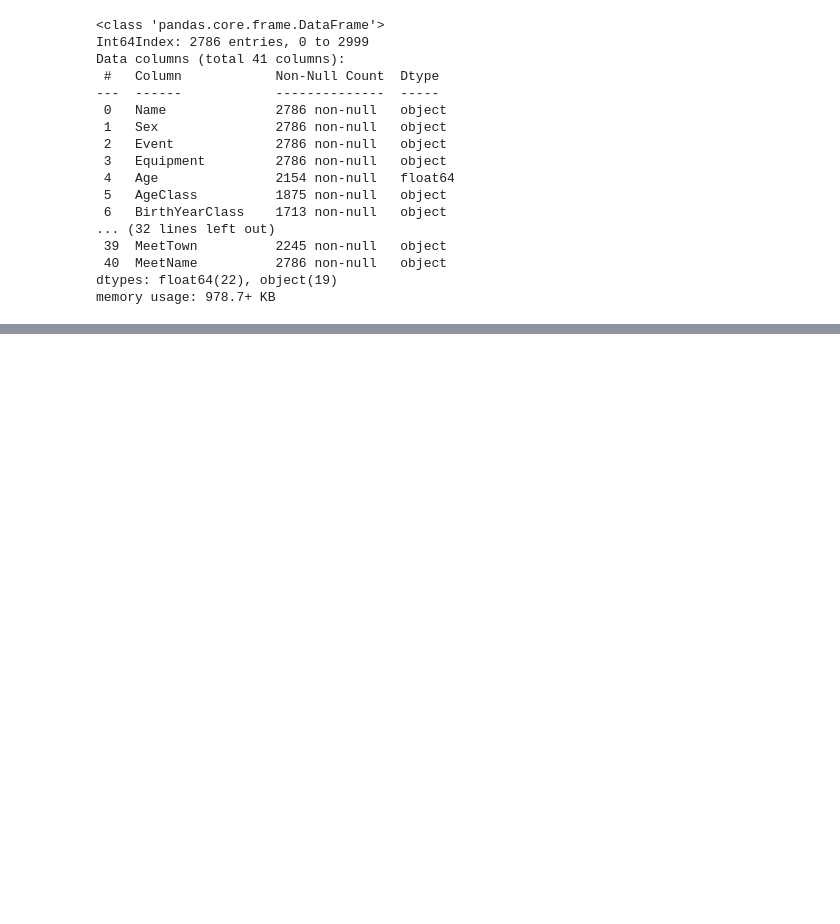
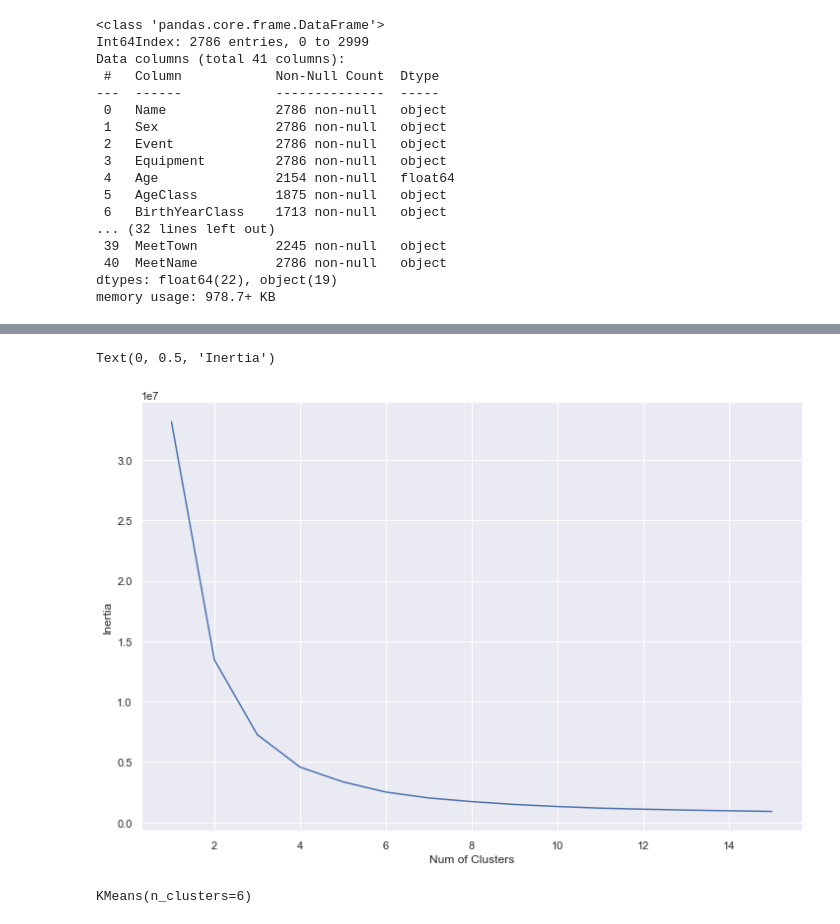
Before and after one commit to jinyangp/SC1015_MiniProject, a Jupyter notebook: JupyterNotebooks/mergedEDA_Preprocessing.ipynb, the cells around one changed output, grey strips where cells are left out. Saved outputs shown, nothing was run; the diff lists cells and outputs as text; code cells hidden in the pictures; blank space fills up the shorter version.

Commit message:
Implemented a K-means Clustering model

```diff
--- a/JupyterNotebooks/mergedEDA_Preprocessing.ipynb
+++ b/JupyterNotebooks/mergedEDA_Preprocessing.ipynb
@@ -1386,0 +1398,2 @@ df[df.BodyweightKg.isna()]
+# %%
+model_data.dropna(axis=0, inplace=True) ##drop all NA values
@@ -1386,0 +1421,3 @@ df[df.BodyweightKg.isna()]
+# %%
+male_index = model_data[model_data.Sex == 'M'].index
+female_index = model_data[model_data.Sex == 'F'].index
@@ -1386,0 +1431,2 @@ df[df.BodyweightKg.isna()]
+# %%
+model_data.drop(index=female_index, inplace=True, axis=0) ##remove all females
@@ -1386,0 +1450,27 @@ df[df.BodyweightKg.isna()]
+# %%
+male_model_data = model_data[["TotalKg", "Age", "BodyweightKg"]]
+# %%
+from sklearn.cluster import KMeans
+
+max_cluster = 15 ##optimise for up to 10 clusters
+
+inertia = []
+for i in range(1, max_cluster+1):
+    kmeans = KMeans(n_clusters=i)
+    kmeans.fit(male_model_data)
+    inertia.append(kmeans.inertia_)
+
+##plot the Inertia against number of clusters
+fig = plt.figure(figsize=(12,8))
+plt.plot(range(1, max_cluster+1), inertia)
+plt.xlabel("Num of Clusters")
+plt.ylabel("Inertia")
+# %% [output]
+Text(0, 0.5, 'Inertia')
+[figure, added]
+# %%
+optimal_clusters = 6
+kmeans = KMeans(n_clusters=optimal_clusters)
+kmeans.fit(male_model_data)
+# %% [output]
+KMeans(n_clusters=6)
```
Also changed, not shown: parts of 31 cells of this notebook, 1 other file.
